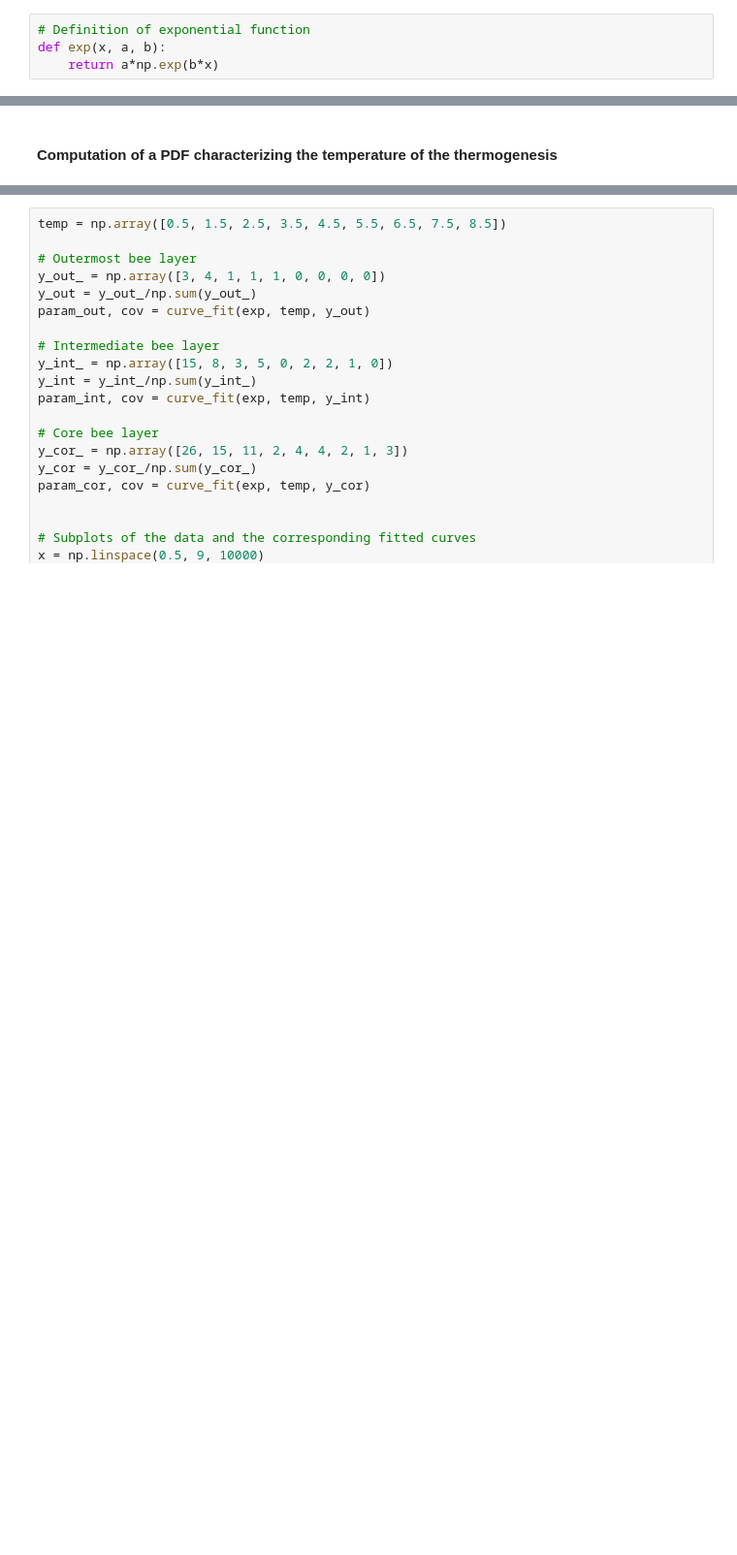
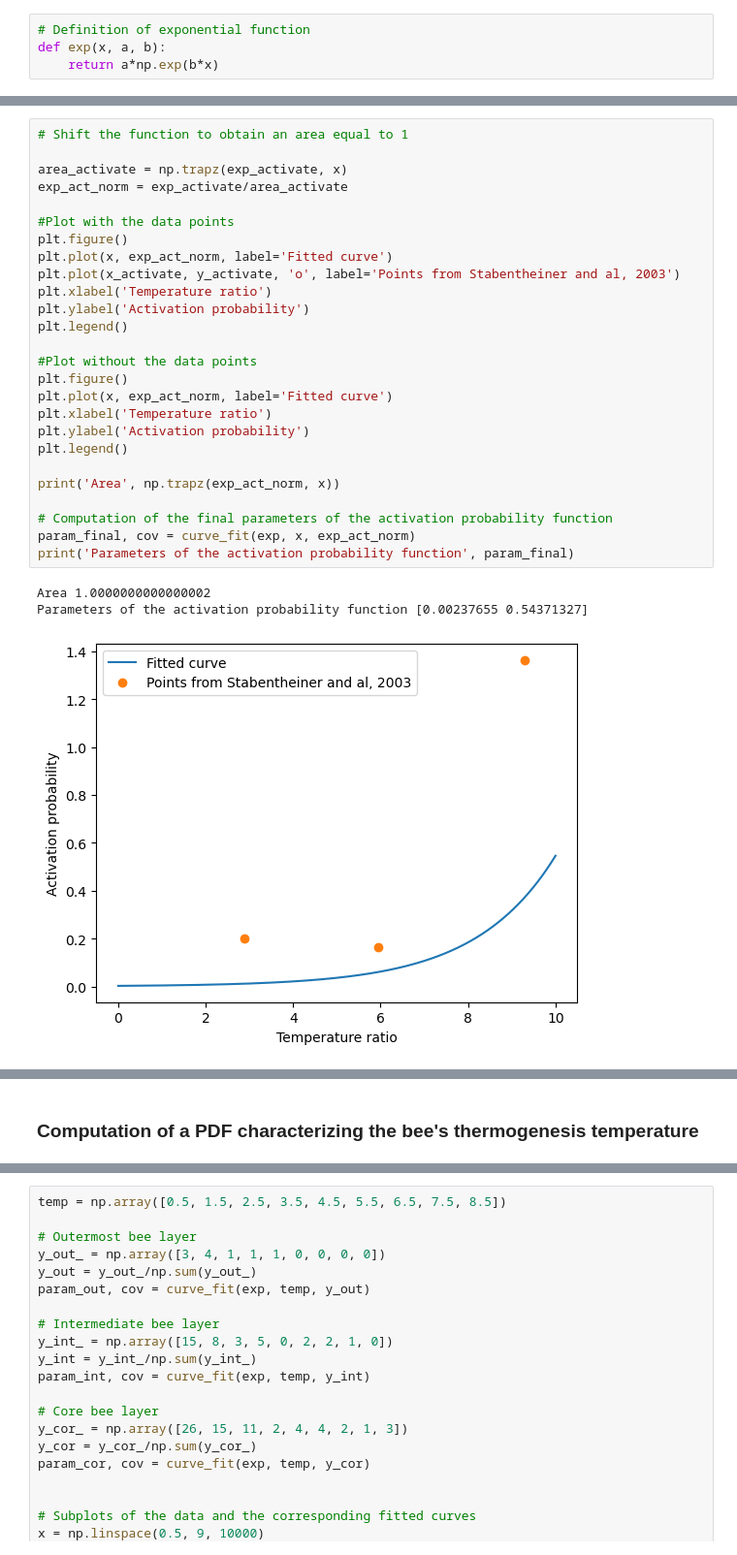
Before and after one commit to epfl-mobots/WinterClusterModelling, a Jupyter notebook: Development/parameters.ipynb, the cells around one changed output, grey strips where cells are left out. Shown at 97% size. Cells and saved outputs as stored; diff of their text form; blank space fills up the shorter version.

```diff
--- a/Development/parameters.ipynb
+++ b/Development/parameters.ipynb
@@ -37,0 +48,30 @@ Area 0.20805171780004628
+# %%
+# Shift the function to obtain an area equal to 1
+
+area_activate = np.trapz(exp_activate, x)
+exp_act_norm = exp_activate/area_activate
+
+#Plot with the data points
+plt.figure()
+plt.plot(x, exp_act_norm, label='Fitted curve')
+plt.plot(x_activate, y_activate, 'o', label='Points from Stabentheiner and al, 2003')
+plt.xlabel('Temperature ratio')
+plt.ylabel('Activation probability')
+plt.legend()
+
+#Plot without the data points
+plt.figure()
+plt.plot(x, exp_act_norm, label='Fitted curve')
+plt.xlabel('Temperature ratio')
+plt.ylabel('Activation probability')
+plt.legend()
+
+print('Area', np.trapz(exp_act_norm, x))
+
+# Computation of the final parameters of the activation probability function
+param_final, cov = curve_fit(exp, x, exp_act_norm)
+print('Parameters of the activation probability function', param_final)
+# %% [output]
+Area 1.0000000000000002
+Parameters of the activation probability function [0.00237655 0.54371327]
+[figure, added]
@@ -38,3 +79,3 @@ Area 0.20805171780004628
 # %% [markdown]
-#### Computation of a PDF characterizing the temperature of the thermogenesis
+### Computation of a PDF characterizing the bee's thermogenesis temperature
 # %% [markdown]
```
Also changed, not shown: parts of 8 cells of this notebook.
